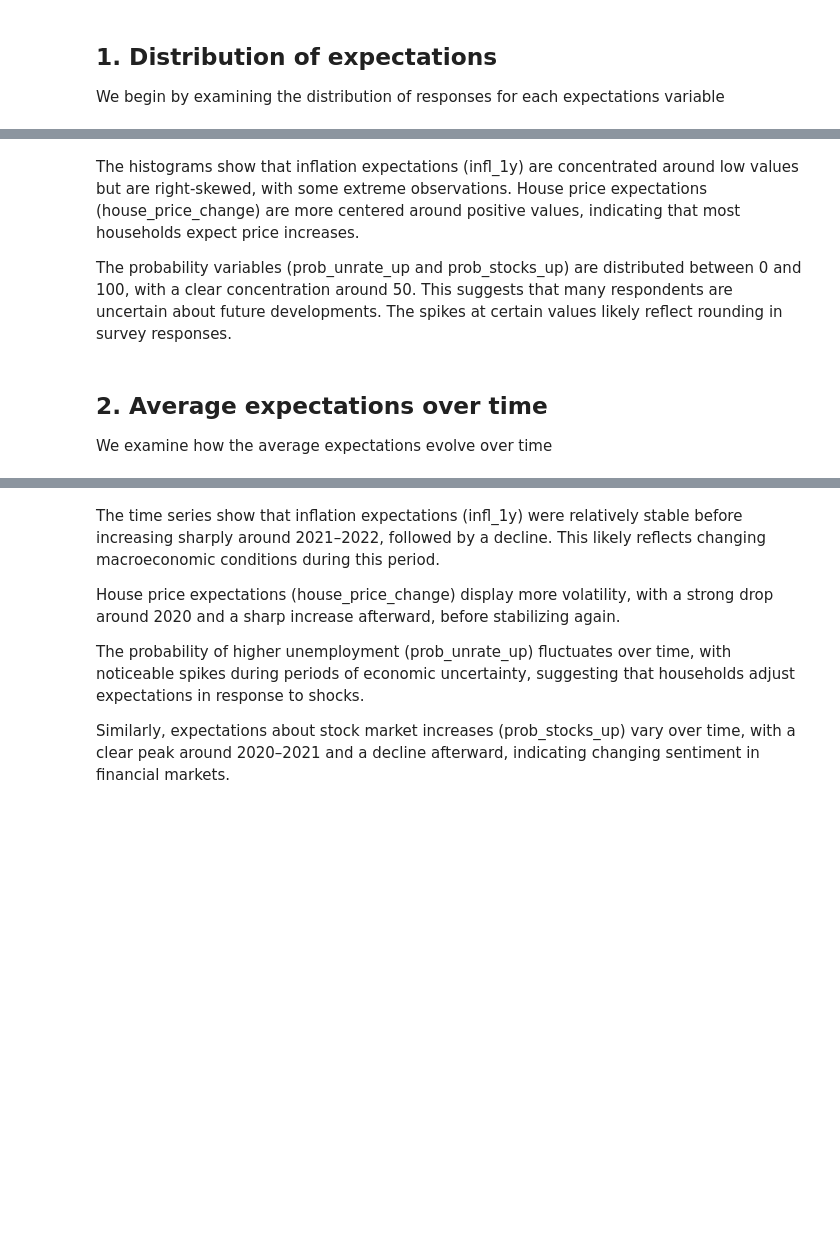
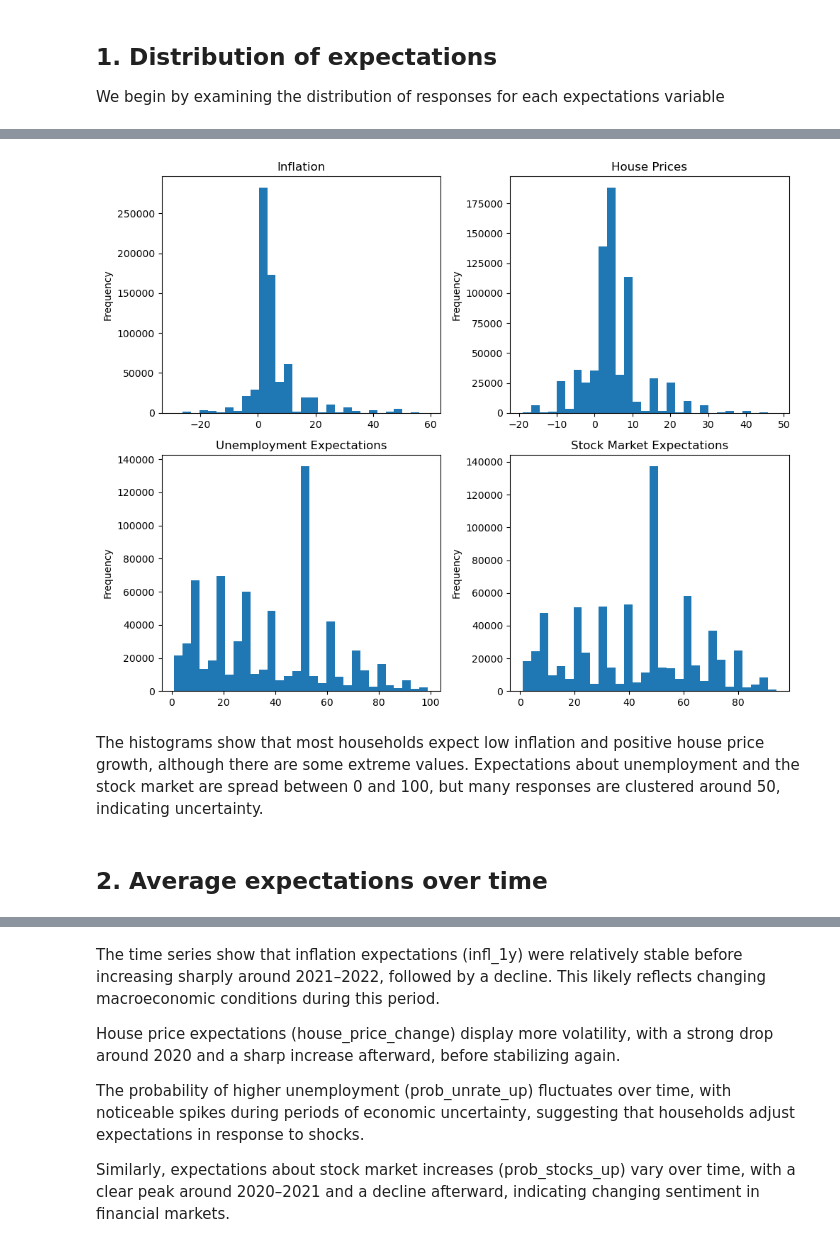
Before and after one commit to Minaslunde/FIE463-assignment2, a Jupyter notebook: data (1)/solution.ipynb, the cells around one changed output, grey strips where cells are left out. Cells and saved outputs as stored; diff of their text form; code cells hidden in the pictures; blank space fills up the shorter version.

```diff
--- a/data (1)/solution.ipynb
+++ b/data (1)/solution.ipynb
@@ -269,11 +274,3 @@ We begin by examining the distribution of responses for each expectations variab
 # %%
 # variables of interest
 variables = ["infl_1y", "house_price_change", "prob_unrate_up", "prob_stocks_up"]
-# %%
-for var in variables:
-    plt.figure()
-    df[var].hist(bins=30)
-    plt.title(f"Distribution of {var}")
-    plt.xlabel(var)
-    plt.ylabel("Frequency")
-    plt.show()
@@ -285,11 +277,30 @@ for var in variables:
-# %% [markdown]
-The histograms show that inflation expectations (infl_1y) are concentrated around low values but are right-skewed, with some extreme observations. House price expectations (house_price_change) are more centered around positive values, indicating that most households expect price increases.
-
-The probability variables (prob_unrate_up and prob_stocks_up) are distributed between 0 and 100, with a clear concentration around 50. This suggests that many respondents are uncertain about future developments. The spikes at certain values likely reflect rounding in survey responses.
+# %%
+# titles
+titles = {
+    "infl_1y": "Inflation",
+    "house_price_change": "House Prices",
+    "prob_unrate_up": "Unemployment Expectations",
+    "prob_stocks_up": "Stock Market Expectations"
+}
+
+fig, axes = plt.subplots(2, 2, figsize=(10, 8))
+axes = axes.flatten()
+
+# plot
+for i, var in enumerate(variables):
+    axes[i].hist(df[var], bins=30)
+    axes[i].set_title(titles[var])
+    axes[i].set_xlabel("")  # remove variable name on x-axis
+    axes[i].set_ylabel("Frequency")
+
+plt.tight_layout()
+plt.show()
+# %% [output]
+[figure, added]
+# %% [markdown]
+The histograms show that most households expect low inflation and positive house price growth, although there are some extreme values. Expectations about unemployment and the stock market are spread between 0 and 100, but many responses are clustered around 50, indicating uncertainty.
 # %% [markdown]
 ## 2. Average expectations over time
-
-We examine how the average expectations evolve over time
 # %%
 # group by month and take mean
 df_grouped = df.groupby("year_month")[variables].mean()
```
Also changed, not shown: parts of 111 cells of this notebook.
